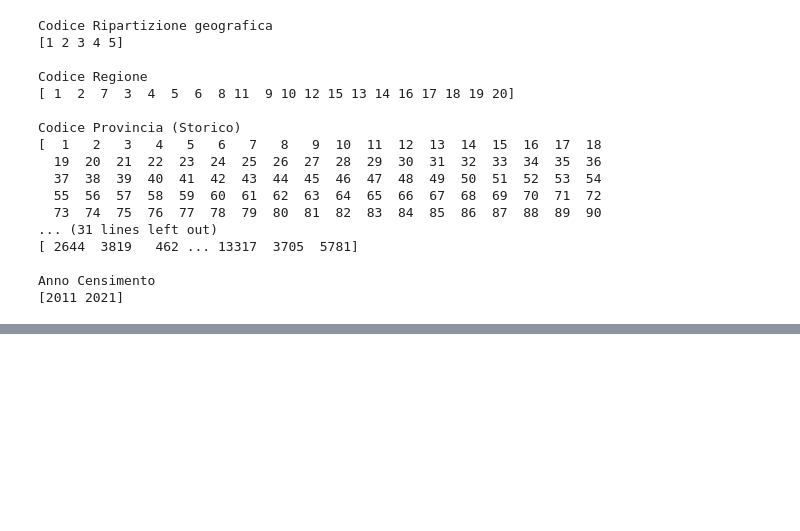
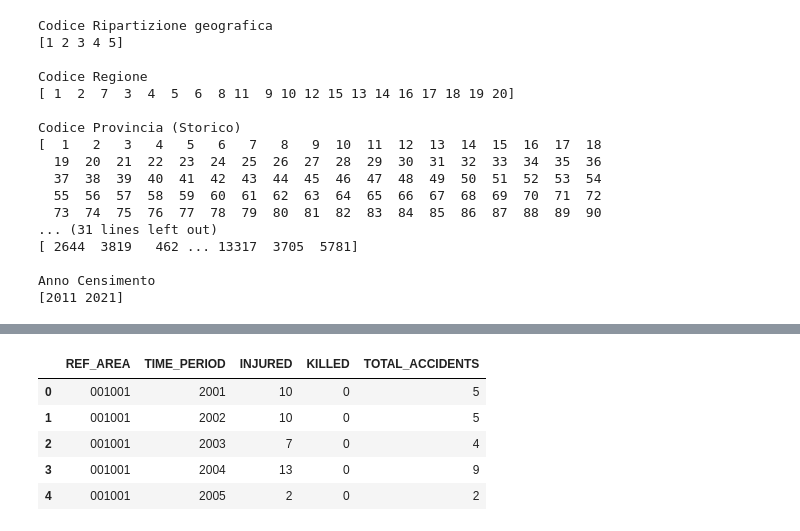
Before and after one commit to gretabarrale/boolean_capstone_project, a Jupyter notebook: fetching_data.ipynb, the cells around one changed output, grey strips where cells are left out. Saved outputs shown, nothing was run; the diff lists cells and outputs as text; code cells hidden in the pictures; blank space fills up the shorter version.

```diff
--- a/fetching_data.ipynb
+++ b/fetching_data.ipynb
@@ -308,0 +369,11 @@ memory usage: 3.4 MB
+# %%
+# Flatten and rename the two-level pivot columns
+istat_df_pivot.columns = ['REF_AREA', 'TIME_PERIOD', 'INJURED', 'KILLED', 'TOTAL_ACCIDENTS']
+istat_df_pivot.head()
+# %% [output]
+|  | REF_AREA | TIME_PERIOD | INJURED | KILLED | TOTAL_ACCIDENTS |
+| 0 | 001001 | 2001 | 10 | 0 | 5 |
+| 1 | 001001 | 2002 | 10 | 0 | 5 |
+| 2 | 001001 | 2003 | 7 | 0 | 4 |
+| 3 | 001001 | 2004 | 13 | 0 | 9 |
+| 4 | 001001 | 2005 | 2 | 0 | 2 |
```
Also changed, not shown: parts of 6 cells of this notebook.
